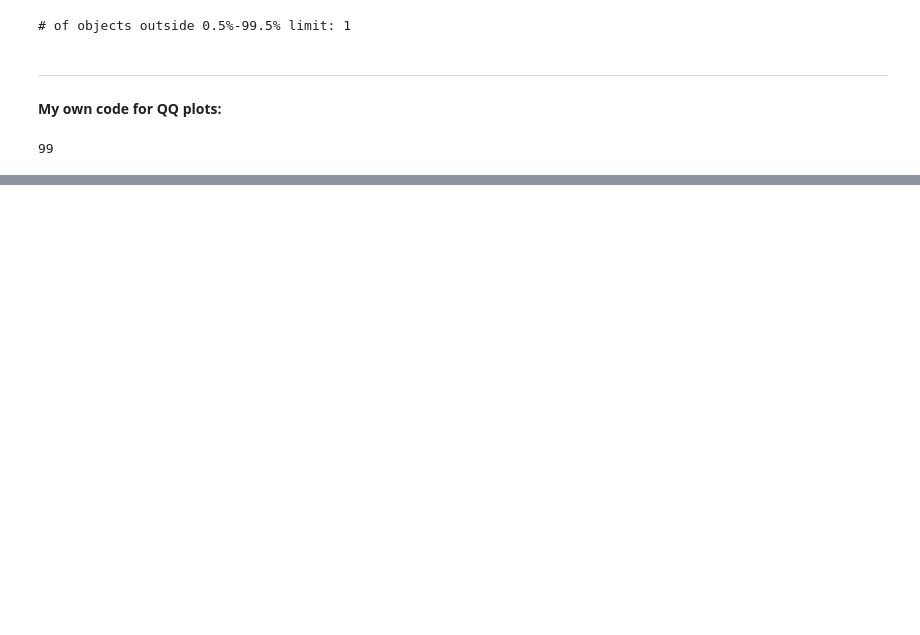
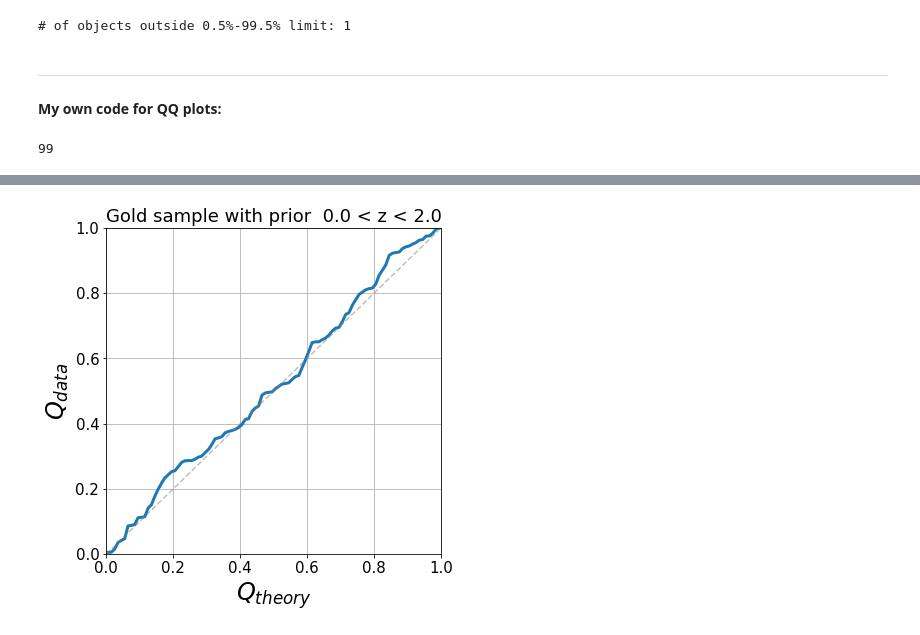
Before and after one commit to rongpu/PZDC1PaperScripts, a Jupyter notebook: my_scripts/PIT_QQ_test.ipynb, the cells around one changed output, grey strips where cells are left out. Cells and saved outputs as stored; diff of their text form; code cells hidden in the pictures; blank space fills up the shorter version.

```diff
--- a/my_scripts/PIT_QQ_test.ipynb
+++ b/my_scripts/PIT_QQ_test.ipynb
@@ -105,3 +110,27 @@ plt.show()
+# %%
+zgrid1 = np.ones((len(pz_fine), len(zgrid_fine)))*zgrid_fine
+t = np.array(zgrid1< zspec[:, None], dtype=float)
+# set p(z) to zero for z>zspec
+pz1 = pz_fine * t
+# Integrate to get CDF values at zspec
+cdfs = np.trapz(pz1, zgrid_fine, axis=1)
+# Sort CDF values to get quantiles
+q_data = np.sort(pit)
+q_theory = np.linspace(0.5/len(q_data), 1-0.5/len(q_data), len(q_data))
+
+x = np.linspace(0, 1)
+plt.figure(figsize=(6,6))
+plt.plot(q_theory, q_data, linewidth=3)
+plt.plot(x, x, '--', color='grey', alpha=0.5)
+plt.title('Gold sample with prior  {} < z < {}'.format(zmin, zmax), fontsize=18)
+plt.xlabel(r'$Q_{theory}$', fontsize=24)
+plt.ylabel(r'$Q_{data}$', fontsize=24)
+plt.tick_params(labelsize=15)
+plt.axis([0, 1., 0, 1.])
+plt.grid()
+plt.show()
+# %% [output]
+[figure, added]
 # %%
 plt.hist(pit, bins=np.linspace(0, 2, 100), alpha=0.5, color='b')
 plt.hist(cdfs, bins=np.linspace(0, 2, 100), alpha=0.5, color='r')
```
Also changed, not shown: parts of 10 cells of this notebook, 3 other files.
